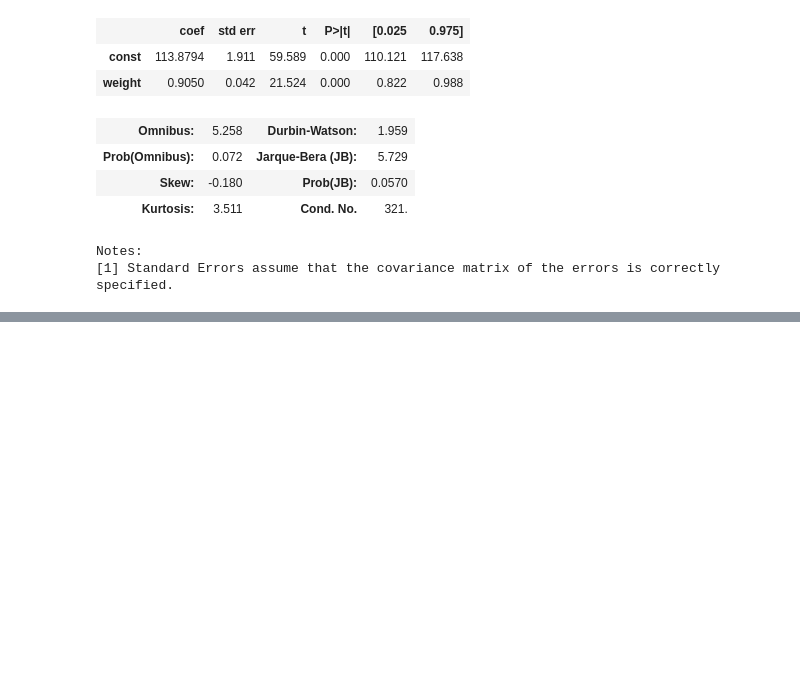
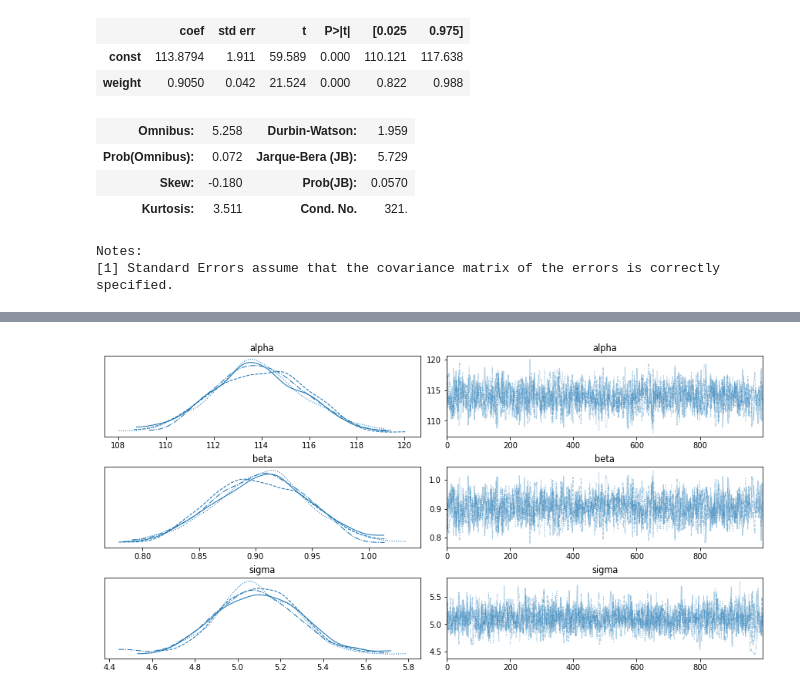
Before and after one commit to K-Paks/BayesCog_Wien_py, a Jupyter notebook: lec08-regression.ipynb, the cells around one changed output, grey strips where cells are left out. Cells and saved outputs as stored; diff of their text form; code cells hidden in the pictures; blank space fills up the shorter version.

```diff
--- a/lec08-regression.ipynb
+++ b/lec08-regression.ipynb
@@ -53,0 +65,11 @@ ValueError: 'color' kwarg must be an color or sequence of color specs.  For a se
+# %%
+with pm.Model() as model:
+    alpha = pm.Normal('alpha', 170, 100)
+    beta = pm.Normal('beta', 0, 20)
+    sigma = pm.HalfCauchy('sigma', beta=20)
+
+    y = pm.Normal('y', mu=alpha + beta * x, sigma=sigma, observed=y)
+
+    trace = pm.sample(nIter, tune=nWarmup, chains=nChains,
+                     cores=4, return_inferencedata=True,
+                     random_seed=1450154626)
@@ -53,0 +102,5 @@ ValueError: 'color' kwarg must be an color or sequence of color specs.  For a se
+# %%
+arviz.plot_trace(trace['posterior'])
+plt.show()
+# %% [output]
+[figure, added]
```
Also changed, not shown: parts of 9 cells of this notebook.
